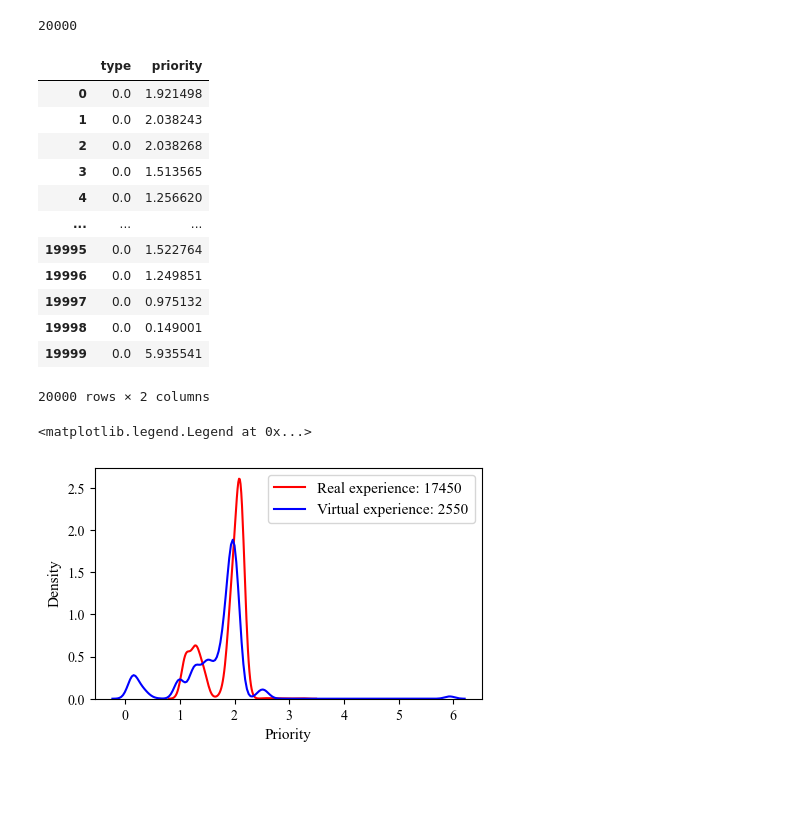
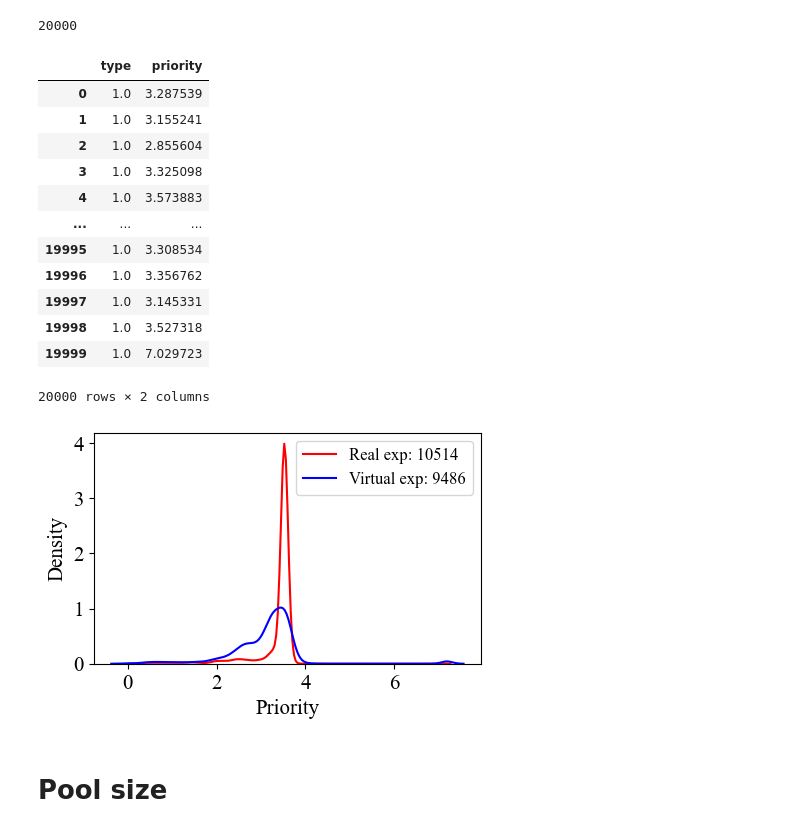
Before and after one commit to Aegis1863/Counterfactual-Experience-Augmented, a Jupyter notebook: test.ipynb, the cells around one changed output. Drawn from its saved outputs; the diff is of its cells as text; code cells hidden in the pictures; blank space fills up the shorter version.

```diff
--- a/test.ipynb
+++ b/test.ipynb
@@ -490,8 +490,9 @@ import seaborn as sns
 import matplotlib.pyplot as plt
 import pandas as pd
 plt.rcParams['font.sans-serif'] = 'Times New Roman'
+plt.rcParams['font.size'] = 15
 # %%
-buffer = torch.load('ckpt/highway/RDQN~cvae_regular/7/linux.pt')['replay_buffer']
+buffer = torch.load('ckpt/sumo/CEA/42_linux.pt')['replay_buffer']
 # %%
 exp_type = buffer.exp_type_buf
 # %%
@@ -518,25 +519,27 @@ data = pd.DataFrame({'type': exp_type, 'priority': pri})
 data
 # %% [output]
 |  | type | priority |
-| 0 | 0.0 | 1.921498 |
-| 1 | 0.0 | 2.038243 |
-| 2 | 0.0 | 2.038268 |
-| 3 | 0.0 | 1.513565 |
-| 4 | 0.0 | 1.256620 |
+| 0 | 1.0 | 3.287539 |
+| 1 | 1.0 | 3.155241 |
+| 2 | 1.0 | 2.855604 |
+| 3 | 1.0 | 3.325098 |
+| 4 | 1.0 | 3.573883 |
 | ... | ... | ... |
-| 19995 | 0.0 | 1.522764 |
-| 19996 | 0.0 | 1.249851 |
-| 19997 | 0.0 | 0.975132 |
-| 19998 | 0.0 | 0.149001 |
-| 19999 | 0.0 | 5.935541 |
+| 19995 | 1.0 | 3.308534 |
+| 19996 | 1.0 | 3.356762 |
+| 19997 | 1.0 | 3.145331 |
+| 19998 | 1.0 | 3.527318 |
+| 19999 | 1.0 | 7.029723 |
 20000 rows × 2 columns
 # %%
 plt.figure(figsize=(5,3))
-sns.kdeplot(data[data['type']==1]['priority'], color='r', label=f'Real experience: {sum(exp_type==0)}')
-sns.kdeplot(data[data['type']==0]['priority'], color='blue', label=f'Virtual experience: {sum(exp_type==1)}')
-plt.xlabel('Priority', fontsize=11)
-plt.ylabel('Density', fontsize=11)
-plt.legend(fontsize=11)
+sns.kdeplot(data[data['type']==1]['priority'], color='r', label=f'Real exp: {sum(exp_type==0)}')
+sns.kdeplot(data[data['type']==0]['priority'], color='blue', label=f'Virtual exp: {sum(exp_type==1)}')
+plt.xlabel('Priority')
+plt.ylabel('Density')
+plt.legend(fontsize=12)
+plt.savefig('C:/Users/Bowen/Desktop/repos/My_Papers/VAE based model/figures/sumo-sta-exp.pdf', bbox_inches='tight')
 # %% [output]
-<matplotlib.legend.Legend at 0x...>
-[figure, old version]
+[figure, new version]
+# %% [markdown]
+# Pool size
```
Also changed, not shown: 3 other files.
